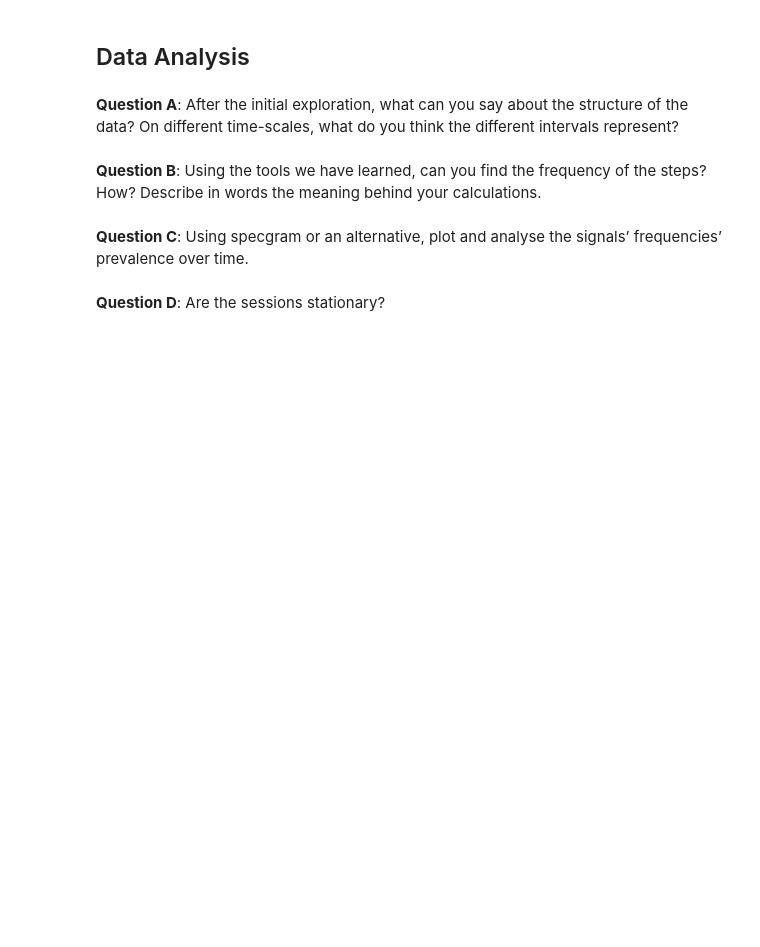
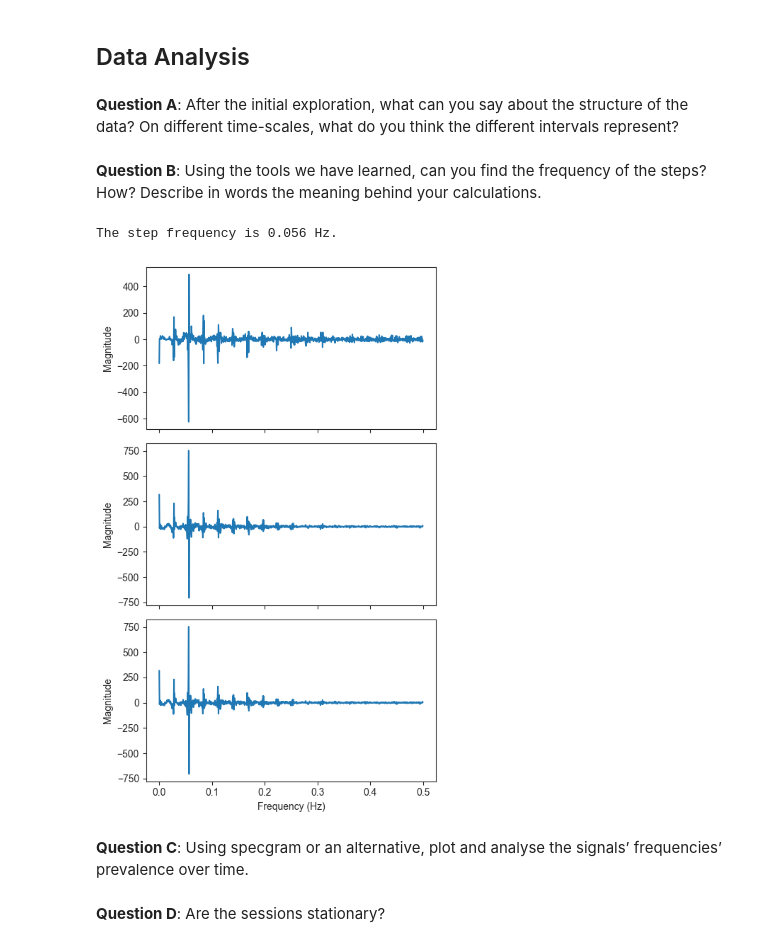
Before and after one commit to RiboRings/WatchAccelerometer, a Jupyter notebook: report.ipynb, the cells around one changed output. Saved outputs shown, nothing was run; the diff lists cells and outputs as text; code cells hidden in the pictures; blank space fills up the shorter version.

Commit message:
Find step frequency

```diff
--- a/report.ipynb
+++ b/report.ipynb
@@ -157,6 +142,46 @@ Total length of the measurement: 35.602 s
 **Question A**: After the initial exploration, what can you say about the structure of the data? On different time-scales, what do you think the different intervals represent?
 # %% [markdown]
 **Question B**: Using the tools we have learned, can you find the frequency of the steps? How? Describe in words the meaning behind your calculations.
+# %%
+df1["Time"] = np.array([time.seconds + time.microseconds / 1e6 for time in np.array(sample_times) - sample_times[0]])
+
+#sns.lineplot(data=df1, x="Time", y="motionUserAccelerationX(G)")
+#sns.lineplot(data=df1, x="Time", y="accelerometerAccelerationX(G)")
+
+signal_length = len(df1["Time"])
+freq = np.fft.fftfreq(signal_length)[:signal_length // 2]
+
+spx = np.fft.fft(df1["motionUserAccelerationX(G)"])[:signal_length // 2]
+spy = np.fft.fft(df1["motionUserAccelerationY(G)"])[:signal_length // 2]
+spz = np.fft.fft(df1["motionUserAccelerationY(G)"])[:signal_length // 2]
+
+step_freqX = freq[np.where(spx == max(spx))]
+step_freqY = freq[np.where(spy == max(spy))]
+step_freqZ = freq[np.where(spz == max(spz))]
+
+step_freq = (step_freqX + step_freqY + step_freqZ) / 3
+print(f"The step frequency is {step_freq[0]:.3f} Hz.")
+# %% [output]
+The step frequency is 0.056 Hz.
+# %%
+fig, axes = plt.subplots(3, 1, sharex=True)
+
+fig.set_figheight(8)
+fig.set_figwidth(5)
+
+axes[0].plot(freq, spx.real)
+axes[0].set_ylabel("Magnitude")
+
+axes[1].plot(freq, spy.real)
+axes[1].set_ylabel("Magnitude")
+
+axes[2].plot(freq, spz.real)
+axes[2].set_ylabel("Magnitude")
+axes[2].set_xlabel("Frequency (Hz)")
+
+plt.tight_layout()
+# %% [output]
+[figure, added]
 # %% [markdown]
 **Question C**: Using specgram or an alternative, plot and analyse the signals’ frequencies’ prevalence over time.
 # %% [markdown]
```
Also changed, not shown: parts of 1 cell of this notebook.
